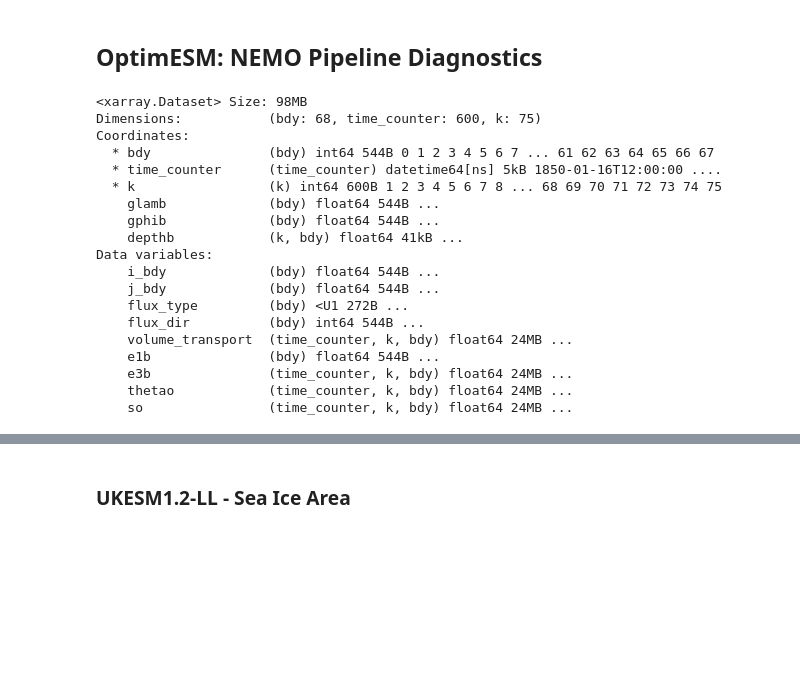
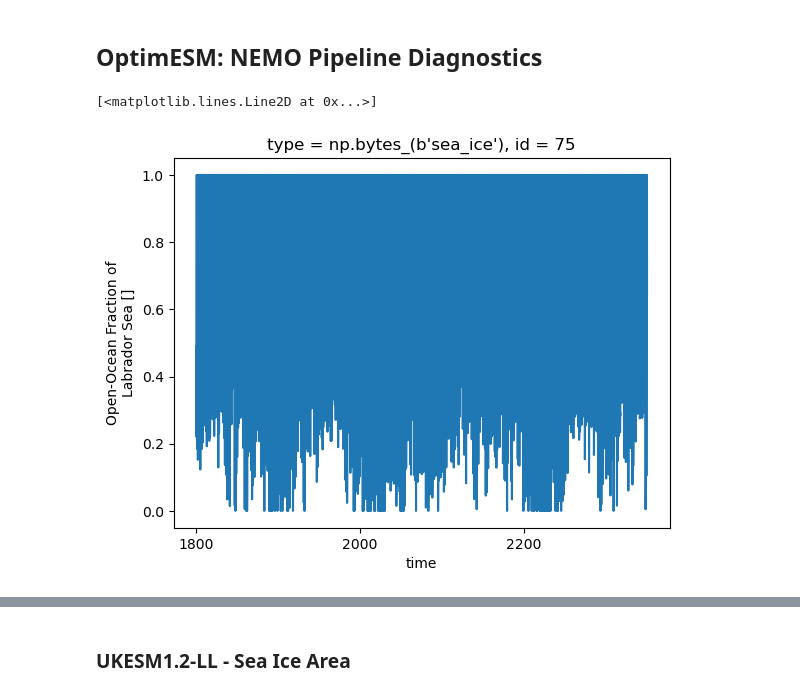
Before and after one commit to NOC-MSM/OptimESM, a Jupyter notebook: WP5/src/diagnostics/nb_nemo_pipeline_diags.ipynb, the cells around one changed output, grey strips where cells are left out. Drawn from its saved outputs; the diff is of its cells as text; code cells hidden in the pictures; blank space fills up the shorter version.

```diff
--- a/WP5/src/diagnostics/nb_nemo_pipeline_diags.ipynb
+++ b/WP5/src/diagnostics/nb_nemo_pipeline_diags.ipynb
@@ -4,26 +4,8 @@
 import glob
 import xarray as xr
 from nemo_cookbook import NEMODataTree
-# %%
-ds = xr.open_dataset("/g100_work/optim_IAC/research/noc/otooth/OptimESM/WP5/data/SMHI/osnap/EC-Earth3-ESM-1_esm-up2p0_r1i1p1f1_osnap_1850-01-1899-12.nc")
-ds
-# %% [output]
-<xarray.Dataset> Size: 98MB
-Dimensions:           (bdy: 68, time_counter: 600, k: 75)
-Coordinates:
-  * bdy               (bdy) int64 544B 0 1 2 3 4 5 6 7 ... 61 62 63 64 65 66 67
-  * time_counter      (time_counter) datetime64[ns] 5kB 1850-01-16T12:00:00 ....
-  * k                 (k) int64 600B 1 2 3 4 5 6 7 8 ... 68 69 70 71 72 73 74 75
-    glamb             (bdy) float64 544B ...
-    gphib             (bdy) float64 544B ...
-    depthb            (k, bdy) float64 41kB ...
-Data variables:
-    i_bdy             (bdy) float64 544B ...
-    j_bdy             (bdy) float64 544B ...
-    flux_type         (bdy) <U1 272B ...
-    flux_dir          (bdy) int64 544B ...
-    volume_transport  (time_counter, k, bdy) float64 24MB ...
-    e1b               (bdy) float64 544B ...
-    e3b               (time_counter, k, bdy) float64 24MB ...
-    thetao            (time_counter, k, bdy) float64 24MB ...
-    so                (time_counter, k, bdy) float64 24MB ...
+# %%
+xr.open_dataset("/g100_work/optim_IAC/research/noc/otooth/OptimESM/WP5/data/IPSL/sst_si/IPSL-CM6-ESMCO2_esm-piControl_r1i1p3f1_sst_si_1800-01-2349-12.nc").areacello_ofrac_LabSea.plot()
+# %% [output]
+[<matplotlib.lines.Line2D at 0x...>]
+[figure, added]
```
Also changed, not shown: parts of 9 cells of this notebook.
